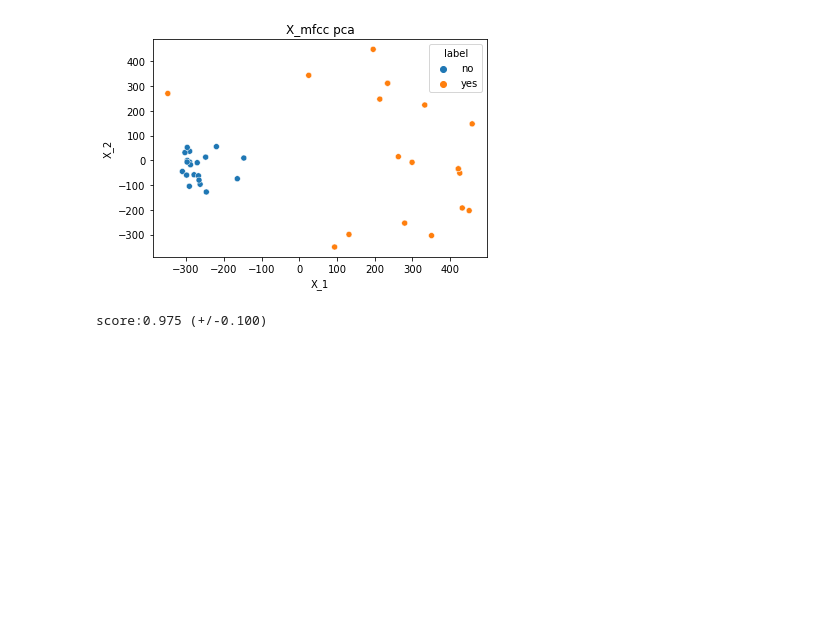
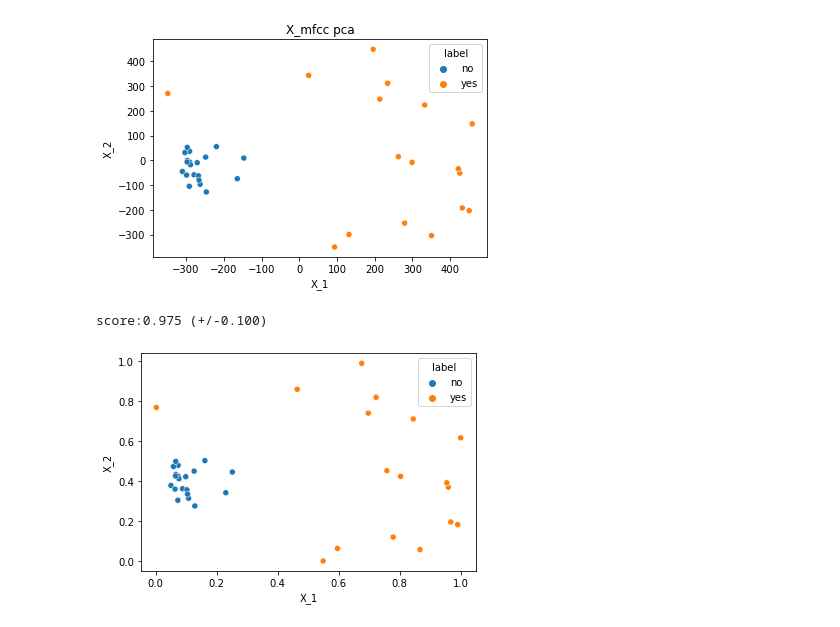
Before and after one commit to sadahry/notebooks, a Jupyter notebook: signal_processing/yes_no_detection.ipynb, the cells around one changed output. Cells and saved outputs as stored; diff of their text form; code cells hidden in the pictures; blank space fills up the shorter version.

```diff
--- a/signal_processing/yes_no_detection.ipynb
+++ b/signal_processing/yes_no_detection.ipynb
@@ -299,6 +301,9 @@ for no, yes in zip(X_no, X_yes):
     y.append(0)
     X.append(yes)
     y.append(1)
+
+X = np.array(X)
+y = np.array(y)
 # %%
 # fftした絶対値と位相を特徴量とする
 X_fft = np.array([np.fft.fft(x) for x in X])
@@ -445,3 +450,18 @@ scores = sklearn.model_selection.cross_val_score(clf, X_mfcc_pca, y, cv=5)
 print('score:{:.3f} (+/-{:.3f})'.format(scores.mean(), scores.std()*2))
 # %% [output]
 score:0.975 (+/-0.100)
+# %%
+# min-max normalization
+X_mfcc_pca_minmax = (X_mfcc_pca - X_mfcc_pca.min())/(X_mfcc_pca.max() - X_mfcc_pca.min())
+
+# ラベルを追加
+tmp = np.insert(X_mfcc_pca_minmax, X_mfcc_pca_minmax.shape[1], y, axis=1)
+# DataFrame化
+df_for_plot = pd.DataFrame(tmp, columns=['X_1', 'X_2', 'label'])
+# ラベルを名称に変換
+df_for_plot['label'] = df_for_plot['label'].map(lambda y: names_by_label[int(y)])
+# 近接グラフの可視化
+sns.scatterplot(x='X_1', y='X_2', data=df_for_plot, hue='label')
+plt.show()
+# %% [output]
+[figure, added]
```
Also changed, not shown: parts of 9 cells of this notebook.
